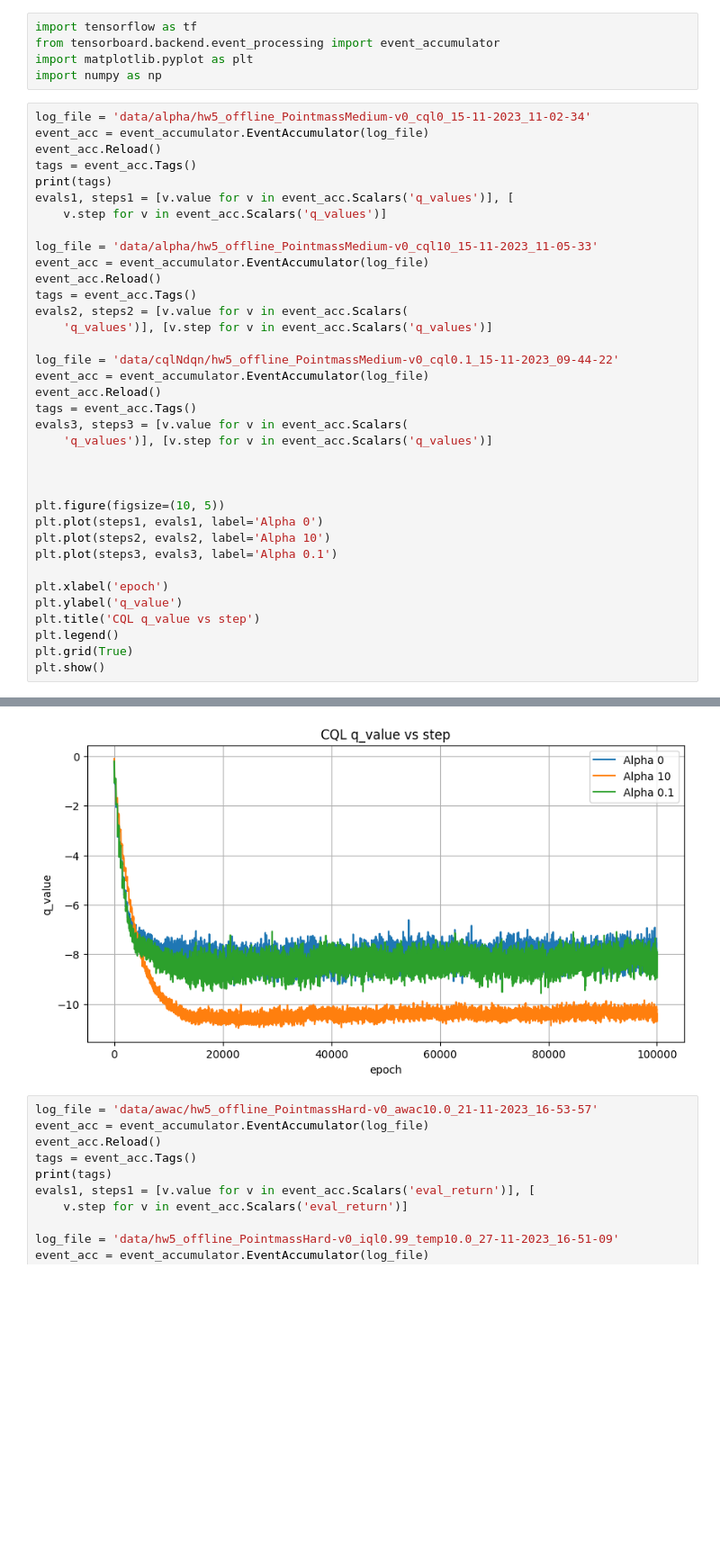
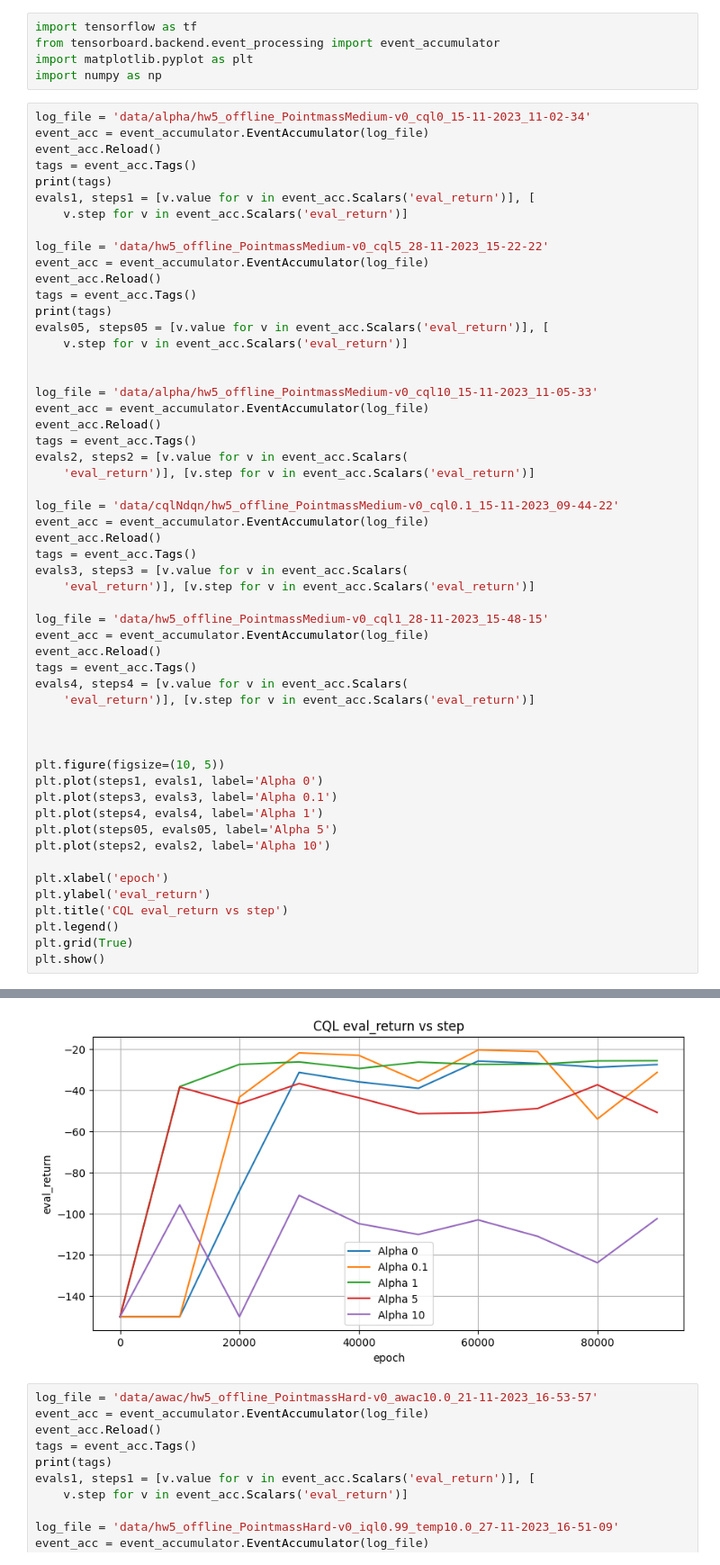
Before and after one commit to ShaanSinghGill/homework_fall2023, a Jupyter notebook: hw5/plots.ipynb, the cells around one changed output, grey strips where cells are left out. Shown: that part at 90% size. Saved outputs shown, nothing was run; the diff lists cells and outputs as text; blank space fills up the shorter version.

```diff
--- a/hw5/plots.ipynb
+++ b/hw5/plots.ipynb
@@ -9,33 +9,51 @@ event_acc = event_accumulator.EventAccumulator(log_file)
 event_acc.Reload()
 tags = event_acc.Tags()
 print(tags)
-evals1, steps1 = [v.value for v in event_acc.Scalars('q_values')], [
-    v.step for v in event_acc.Scalars('q_values')]
+evals1, steps1 = [v.value for v in event_acc.Scalars('eval_return')], [
+    v.step for v in event_acc.Scalars('eval_return')]
+
+log_file = 'data/hw5_offline_PointmassMedium-v0_cql5_28-11-2023_15-22-22'
+event_acc = event_accumulator.EventAccumulator(log_file)
+event_acc.Reload()
+tags = event_acc.Tags()
+print(tags)
+evals05, steps05 = [v.value for v in event_acc.Scalars('eval_return')], [
+    v.step for v in event_acc.Scalars('eval_return')]
+
 
 log_file = 'data/alpha/hw5_offline_PointmassMedium-v0_cql10_15-11-2023_11-05-33'
 event_acc = event_accumulator.EventAccumulator(log_file)
 event_acc.Reload()
 tags = event_acc.Tags()
 evals2, steps2 = [v.value for v in event_acc.Scalars(
-    'q_values')], [v.step for v in event_acc.Scalars('q_values')]
+    'eval_return')], [v.step for v in event_acc.Scalars('eval_return')]
 
 log_file = 'data/cqlNdqn/hw5_offline_PointmassMedium-v0_cql0.1_15-11-2023_09-44-22'
 event_acc = event_accumulator.EventAccumulator(log_file)
 event_acc.Reload()
 tags = event_acc.Tags()
 evals3, steps3 = [v.value for v in event_acc.Scalars(
-    'q_values')], [v.step for v in event_acc.Scalars('q_values')]
+    'eval_return')], [v.step for v in event_acc.Scalars('eval_return')]
+
+log_file = 'data/hw5_offline_PointmassMedium-v0_cql1_28-11-2023_15-48-15'
+event_acc = event_accumulator.EventAccumulator(log_file)
+event_acc.Reload()
+tags = event_acc.Tags()
+evals4, steps4 = [v.value for v in event_acc.Scalars(
+    'eval_return')], [v.step for v in event_acc.Scalars('eval_return')]
 
 
 
 plt.figure(figsize=(10, 5))
 plt.plot(steps1, evals1, label='Alpha 0')
+plt.plot(steps3, evals3, label='Alpha 0.1')
+plt.plot(steps4, evals4, label='Alpha 1')
+plt.plot(steps05, evals05, label='Alpha 5')
 plt.plot(steps2, evals2, label='Alpha 10')
-plt.plot(steps3, evals3, label='Alpha 0.1')
 
 plt.xlabel('epoch')
-plt.ylabel('q_value')
-plt.title('CQL q_value vs step')
+plt.ylabel('eval_return')
+plt.title('CQL eval_return vs step')
 plt.legend()
 plt.grid(True)
 plt.show()
@@ -44,4 +63,4 @@ plt.show()
-[figure, old version]
+[figure, new version]
 # %%
 log_file = 'data/awac/hw5_offline_PointmassHard-v0_awac10.0_21-11-2023_16-53-57'
 event_acc = event_accumulator.EventAccumulator(log_file)
```
Also changed, not shown: parts of 1 cell of this notebook, 2 other files.
